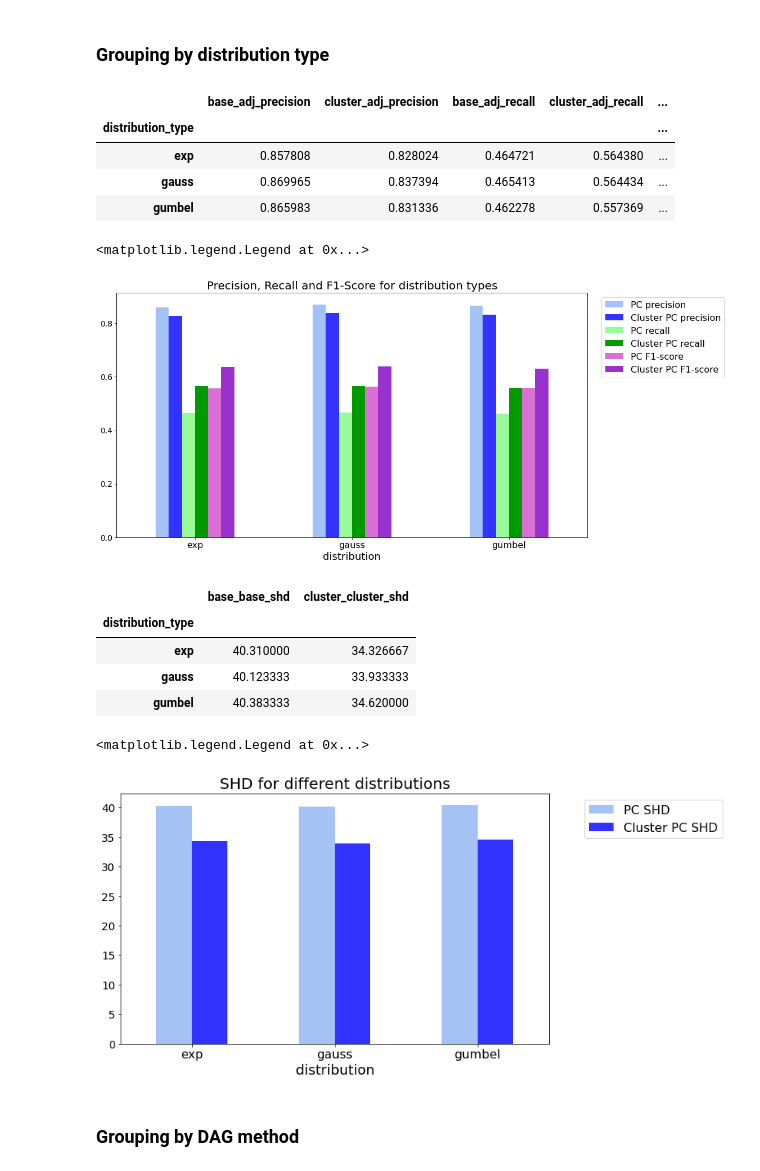
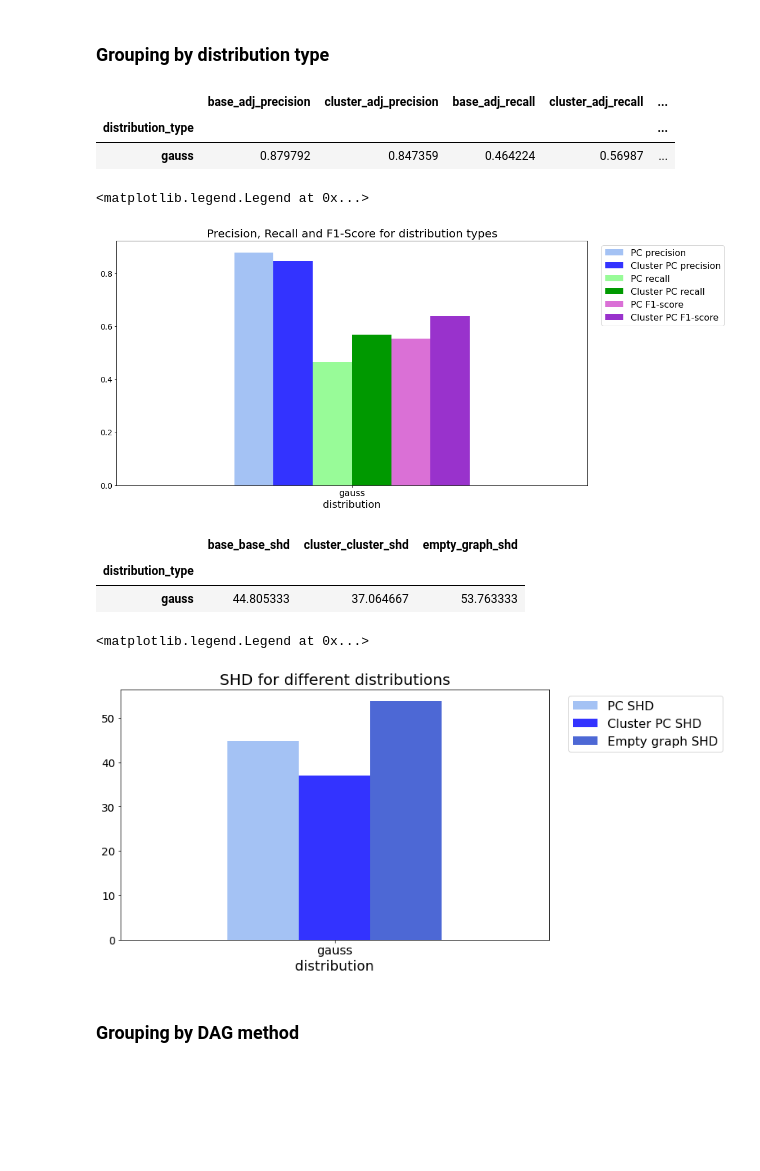
Before and after one commit to JanMarcoRuizdeVargas/clustercausal, a Jupyter notebook: ClusterPC_simulation_mass_simulation.ipynb, the cells around one changed output. Drawn from its saved outputs; the diff is of its cells as text; code cells hidden in the pictures; blank space fills up the shorter version.

Commit message:
fixed error in mass simulation

```diff
--- a/ClusterPC_simulation_mass_simulation.ipynb
+++ b/ClusterPC_simulation_mass_simulation.ipynb
@@ -39,9 +36,10 @@ To run the experiment, uncomment the code in the cell below.
 
 First load the data.
 # %%
-# Can take a longer time depending on the numer of experiments, ca. 5sec for 100 experiments
+# Can take a longer time depending on the numer of experiments, ca. 40sec for the 'mass_simulation' experiment
 # This loads all experiment folder present in _results
-data = load_experiment_folder('clustercausal\experiments\_results\ClusterPC_mass_simulation')
+data = load_experiment_folder('clustercausal\experiments\_results')
+
 # If one wants to load only specific simulation folders, put these in a separate folder named e.g. my_experiment and load
 # data = load_experiment_folder('clustercausal\experiments\_results\my_experiment')
 # where my_experiment contains the simulations of interest
@@ -195,10 +275,10 @@ All in all one can say that C-PC removes slightly less edges than PC. It doesn't
 # %% [markdown]
 C-PC has a slightly lower SHD. If one was to calculate the SID, it would show a similar trend to the SHD.
 # %%
-dist_metrics_with_pruned = ['base_base_shd', 'pruned_base_pruned_base_shd', 'cluster_cluster_shd']#, \
+dist_metrics_with_pruned = ['base_base_shd', 'pruned_base_pruned_base_shd', 'cluster_cluster_shd', 'empty_graph_shd']#, \
          #   'base_sid_lower', 'base_sid_upper', 'pruned_base_sid_lower', 'pruned_base_sid_upper', \
          #      'cluster_sid_lower', 'cluster_sid_upper']
-dist_metrics = ['base_base_shd', 'cluster_cluster_shd']#, \
+dist_metrics = ['base_base_shd', 'cluster_cluster_shd', 'empty_graph_shd']#, \
             #   'base_sid_lower', 'base_sid_upper \
             #      'cluster_sid_lower', 'cluster_sid_upper']
 data[dist_metrics].describe()
@@ -336,9 +486,7 @@ data.groupby('distribution_type').mean()[prec_recall_metrics]
 # %% [output]
 |  | base_adj_precision | cluster_adj_precision | base_adj_recall | cluster_adj_recall | ... |
 | distribution_type |  |  |  |  | ... |
-| exp | 0.857808 | 0.828024 | 0.464721 | 0.564380 | ... |
-| gauss | 0.869965 | 0.837394 | 0.465413 | 0.564434 | ... |
-| gumbel | 0.865983 | 0.831336 | 0.462278 | 0.557369 | ... |
+| gauss | 0.879792 | 0.847359 | 0.464224 | 0.56987 | ... |
 # %%
 colors = ['#A4C2F4', '#3333FF', '#98FB98', '#009900', '#DA70D6', '#9932CC']
 data.groupby('distribution_type').mean()[prec_recall_metrics].plot(kind='bar', figsize=(15, 8), color = colors)
@@ -350,27 +498,25 @@ label_names = ['PC precision', 'Cluster PC precision', 'PC recall', 'Cluster PC
 plt.legend(label_names, bbox_to_anchor = (1.3, 1),  fontsize=16, loc='upper right')
 # %% [output]
 <matplotlib.legend.Legend at 0x...>
-[figure, old version]
+[figure, new version]
 # %%
 data.groupby('distribution_type').mean()[dist_metrics]
 # %% [output]
-|  | base_base_shd | cluster_cluster_shd |
-| distribution_type |  |  |
-| exp | 40.310000 | 34.326667 |
-| gauss | 40.123333 | 33.933333 |
-| gumbel | 40.383333 | 34.620000 |
+|  | base_base_shd | cluster_cluster_shd | empty_graph_shd |
+| distribution_type |  |  |  |
+| gauss | 44.805333 | 37.064667 | 53.763333 |
 # %%
-colors = ['#A4C2F4', '#3333FF']
+colors = ['#A4C2F4', '#3333FF', '#4D68D5']
 data.groupby('distribution_type').mean()[dist_metrics].plot(kind='bar', figsize=(10, 6), color = colors)
 plt.title('SHD for different distributions', fontsize = 20)
 plt.xlabel('distribution', fontsize=18)
 plt.tick_params(axis = 'both', which = 'major', labelsize = 14)
 plt.tick_params(axis = 'x', which = 'major', labelsize = 16, rotation = 0)
-label_names = ['PC SHD', 'Cluster PC SHD']
+label_names = ['PC SHD', 'Cluster PC SHD', 'Empty graph SHD']
 plt.legend(label_names, bbox_to_anchor = (1.42, 1),  fontsize=16, loc='upper right')
 # %% [output]
 <matplotlib.legend.Legend at 0x...>
-[figure, old version]
+[figure, new version]
 # %% [markdown]
 ### Grouping by DAG method
 # %%
```
Also changed, not shown: parts of 39 cells of this notebook, 3 other files.
